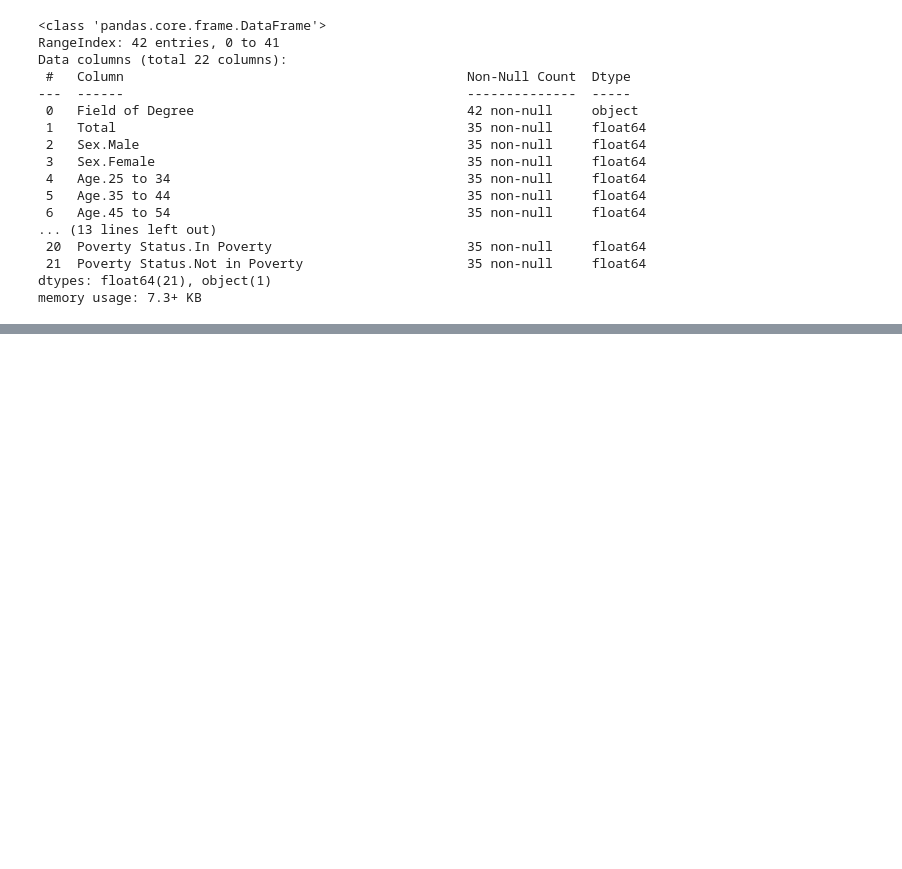
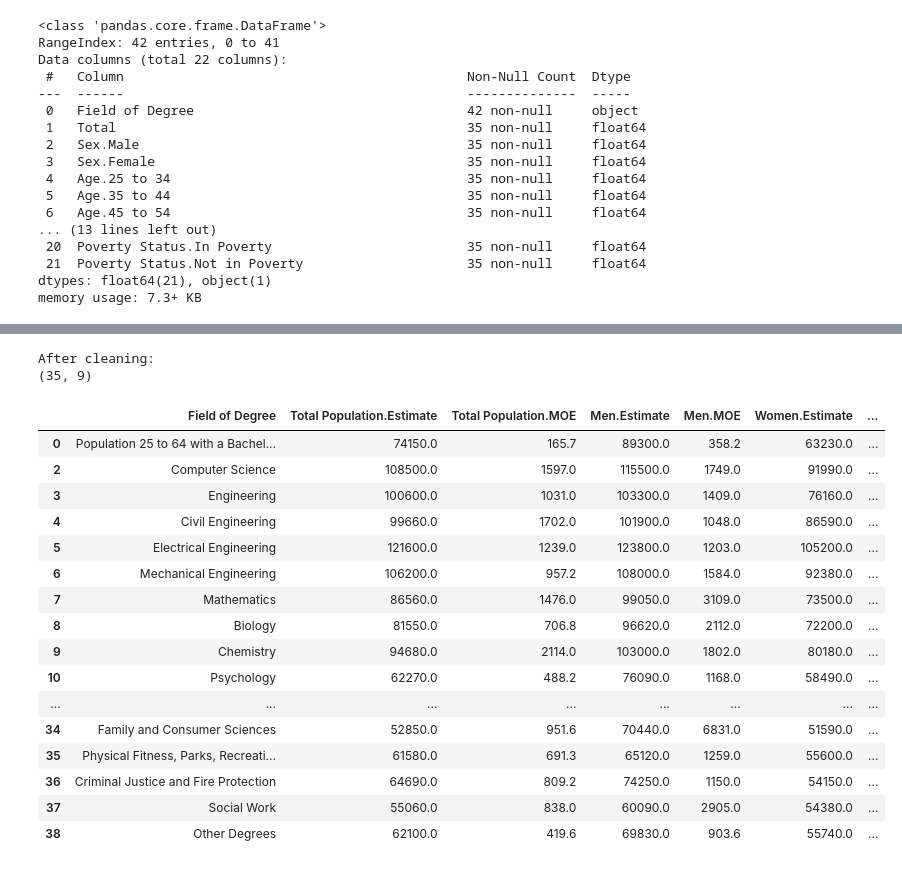
Before and after one commit to kc0leman/realistic_costs_and_wages, a Jupyter notebook: Untitled-1.ipynb, the cells around one changed output, grey strips where cells are left out. Cells and saved outputs as stored; diff of their text form; code cells hidden in the pictures; blank space fills up the shorter version.

Commit message:
successfully cleaned xlsx files and batch converted to csv

```diff
--- a/Untitled-1.ipynb
+++ b/Untitled-1.ipynb
@@ -177,3 +191,11 @@ def clean_numeric_columns(df: pd.DataFrame, protected_cols: set[str] = PROTECTED
     return df
 # %% [markdown]
 This function will remove ",", "$", and "%" from any column that is an object (str) and converts them to numbers (int64, float64). If it is a column with text only (or an error occurs), the column will not be altered.
+# %%
+def remove_empty_rows(df: pd.DataFrame) -> pd.DataFrame: # this will remove the rows where the numeric columns are NaN
+    numeric_cols = df.select_dtypes(include=['number']).columns
+
+    if len(numeric_cols) == 0:
+        return df # this checks the number of numeric rows; if 0, then it will end
+
+    return df.dropna(subset=numeric_cols, how='all')
@@ -347,0 +363,8 @@ memory usage: 947.1+ KB
+# %%
+df = pd.read_excel("data/education/working/fod_metro.xlsx", sheet_name=0)
+
+# print("Before CLeaning:")
+# print(df.shape)
+# display(df.head(50))
+
+print(df.dtypes)
@@ -347,0 +435,31 @@ memory usage: 947.1+ KB
+# %%
+df_test = df.copy()
+
+df_test = strip_object_columns(df_test)
+df_test = clean_numeric_columns(df_test)
+df_test = remove_empty_rows(df_test)
+df_test.columns = df_test.columns.str.replace("_", ".", regex=False)
+
+print("After cleaning:")
+print(df_test.shape)
+display(df_test.head(50))
+# %% [output]
+After cleaning:
+(35, 9)
+|  | Field of Degree | Total Population.Estimate | Total Population.MOE | Men.Estimate | Men.MOE | Women.Estimate | ... |
+| 0 | Population 25 to 64 with a Bachel... | 74150.0 | 165.7 | 89300.0 | 358.2 | 63230.0 | ... |
+| 2 | Computer Science | 108500.0 | 1597.0 | 115500.0 | 1749.0 | 91990.0 | ... |
+| 3 | Engineering | 100600.0 | 1031.0 | 103300.0 | 1409.0 | 76160.0 | ... |
+| 4 | Civil Engineering | 99660.0 | 1702.0 | 101900.0 | 1048.0 | 86590.0 | ... |
+| 5 | Electrical Engineering | 121600.0 | 1239.0 | 123800.0 | 1203.0 | 105200.0 | ... |
+| 6 | Mechanical Engineering | 106200.0 | 957.2 | 108000.0 | 1584.0 | 92380.0 | ... |
+| 7 | Mathematics | 86560.0 | 1476.0 | 99050.0 | 3109.0 | 73500.0 | ... |
+| 8 | Biology | 81550.0 | 706.8 | 96620.0 | 2112.0 | 72200.0 | ... |
+| 9 | Chemistry | 94680.0 | 2114.0 | 103000.0 | 1802.0 | 80180.0 | ... |
+| 10 | Psychology | 62270.0 | 488.2 | 76090.0 | 1168.0 | 58490.0 | ... |
+| ... | ... | ... | ... | ... | ... | ... | ... |
+| 34 | Family and Consumer Sciences | 52850.0 | 951.6 | 70440.0 | 6831.0 | 51590.0 | ... |
+| 35 | Physical Fitness, Parks, Recreati... | 61580.0 | 691.3 | 65120.0 | 1259.0 | 55600.0 | ... |
+| 36 | Criminal Justice and Fire Protection | 64690.0 | 809.2 | 74250.0 | 1150.0 | 54150.0 | ... |
+| 37 | Social Work | 55060.0 | 838.0 | 60090.0 | 2905.0 | 54380.0 | ... |
+| 38 | Other Degrees | 62100.0 | 419.6 | 69830.0 | 903.6 | 55740.0 | ... |
```
Also changed, not shown: parts of 17 cells of this notebook, 13 other files.
